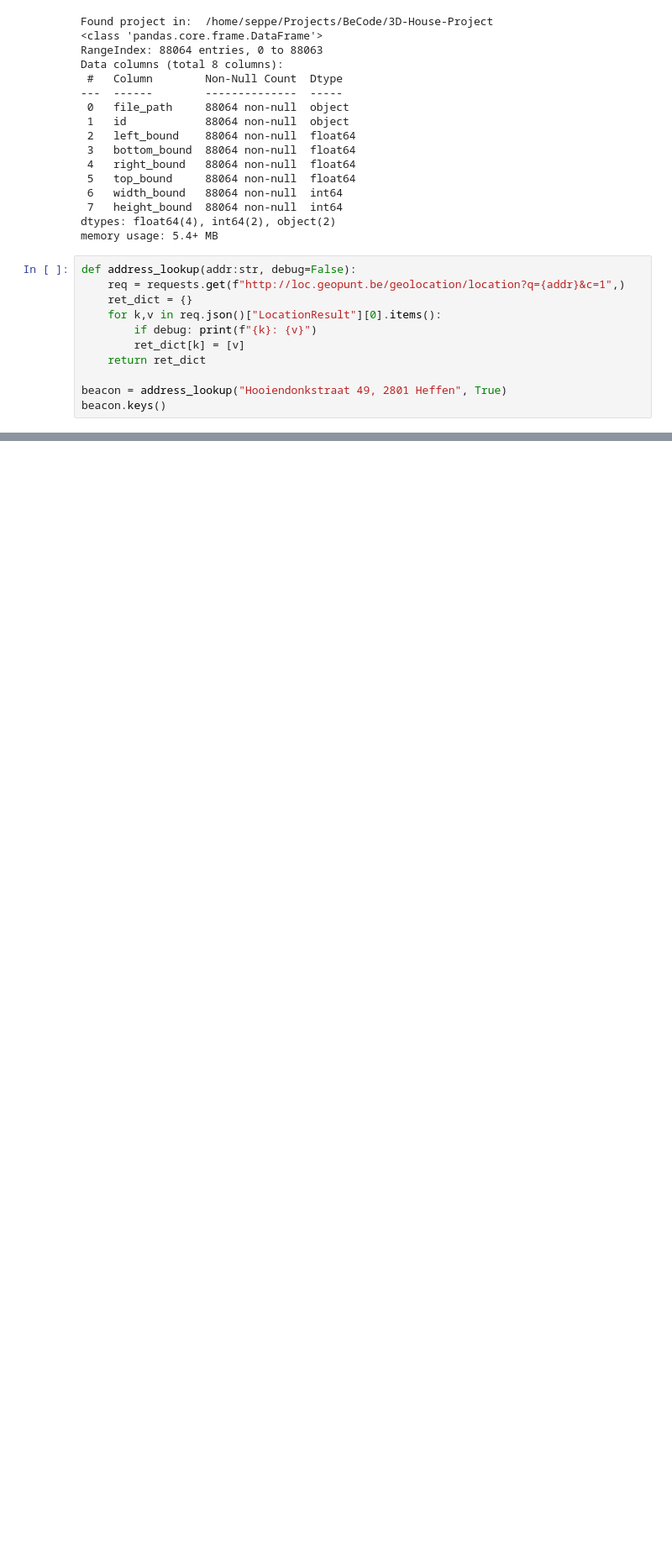
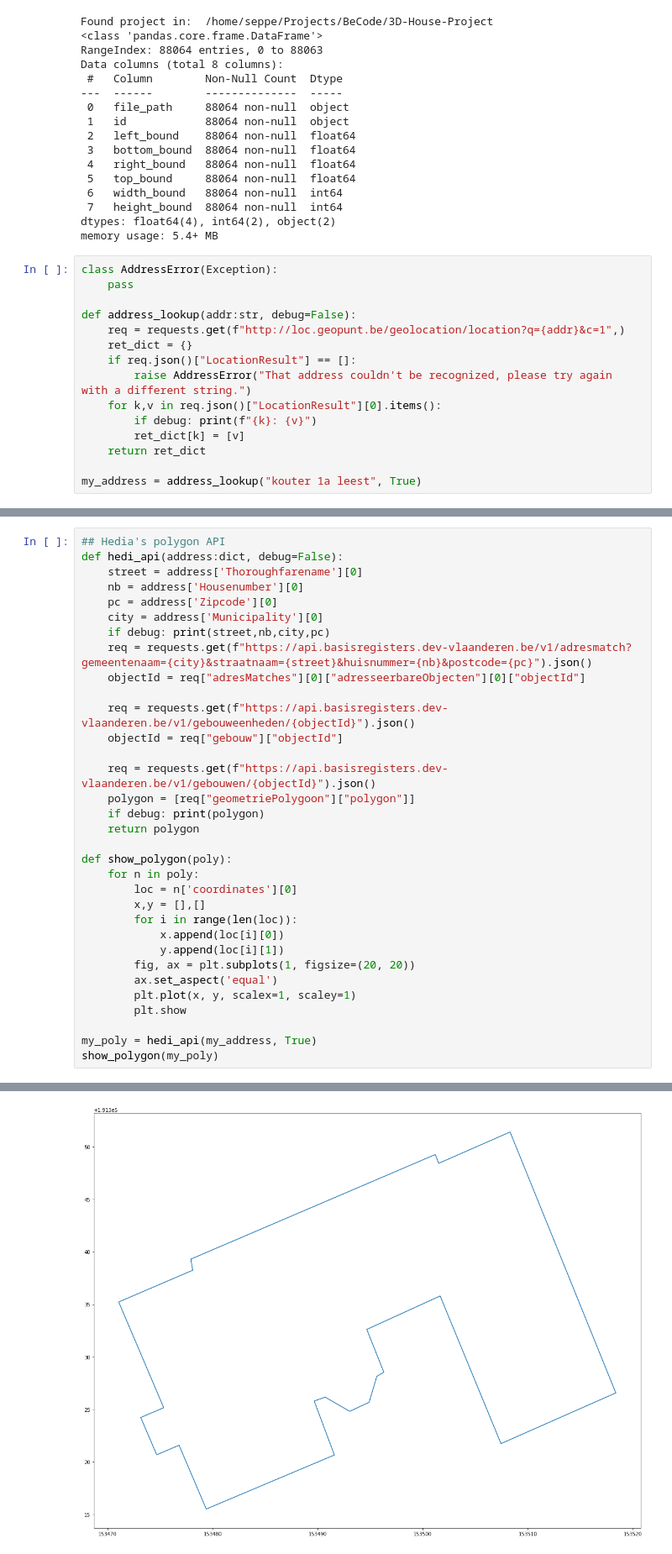
Before and after one commit to SeppeSeghers/MyPlayground, a Jupyter notebook: 3D-House-Project/Code/3d_plotter.ipynb, the cells around one changed output, grey strips where cells are left out. Shown at 84% size. Cells and saved outputs as stored; diff of their text form; blank space fills up the shorter version.

```diff
--- a/3D-House-Project/Code/3d_plotter.ipynb
+++ b/3D-House-Project/Code/3d_plotter.ipynb
@@ -39,15 +41,19 @@ Data columns (total 8 columns):
 dtypes: float64(4), int64(2), object(2)
 memory usage: 5.4+ MB
 # %%
+class AddressError(Exception):
+    pass
+
 def address_lookup(addr:str, debug=False):
     req = requests.get(f"http://loc.geopunt.be/geolocation/location?q={addr}&c=1",)
     ret_dict = {}
+    if req.json()["LocationResult"] == []:
+        raise AddressError("That address couldn't be recognized, please try again with a different string.")
     for k,v in req.json()["LocationResult"][0].items():
         if debug: print(f"{k}: {v}")
         ret_dict[k] = [v]
     return ret_dict
 
-beacon = address_lookup("Hooiendonkstraat 49, 2801 Heffen", True)
-beacon.keys()
+my_address = address_lookup("kouter 1a leest", True)
 # %% [output]
 Municipality: Mechelen
@@ -62,0 +68,34 @@ dict_keys(['Municipality', 'Zipcode', 'Thoroughfarename', 'Housenumber', 'ID', '
+# %%
+## Hedia's polygon API
+def hedi_api(address:dict, debug=False):
+    street = address['Thoroughfarename'][0]
+    nb = address['Housenumber'][0]
+    pc = address['Zipcode'][0]
+    city = address['Municipality'][0]
+    if debug: print(street,nb,city,pc)
+    req = requests.get(f"https://api.basisregisters.dev-vlaanderen.be/v1/adresmatch?gemeentenaam={city}&straatnaam={street}&huisnummer={nb}&postcode={pc}").json()
+    objectId = req["adresMatches"][0]["adresseerbareObjecten"][0]["objectId"]
+
+    req = requests.get(f"https://api.basisregisters.dev-vlaanderen.be/v1/gebouweenheden/{objectId}").json()
+    objectId = req["gebouw"]["objectId"]
+
+    req = requests.get(f"https://api.basisregisters.dev-vlaanderen.be/v1/gebouwen/{objectId}").json()
+    polygon = [req["geometriePolygoon"]["polygon"]]
+    if debug: print(polygon)
+    return polygon
+
+def show_polygon(poly):
+    for n in poly:
+        loc = n['coordinates'][0]
+        x,y = [],[]
+        for i in range(len(loc)):
+            x.append(loc[i][0])
+            y.append(loc[i][1])
+        fig, ax = plt.subplots(1, figsize=(20, 20))
+        ax.set_aspect('equal')
+        plt.plot(x, y, scalex=1, scaley=1)
+        plt.show
+
+my_poly = hedi_api(my_address, True)
+show_polygon(my_poly)
+# %% [output]
@@ -63 +104,2 @@ dict_keys(['Municipality', 'Zipcode', 'Thoroughfarename', 'Housenumber', 'ID', '
+[figure, added]
 # %%
```
Also changed, not shown: parts of 8 cells of this notebook, 1 other file.
